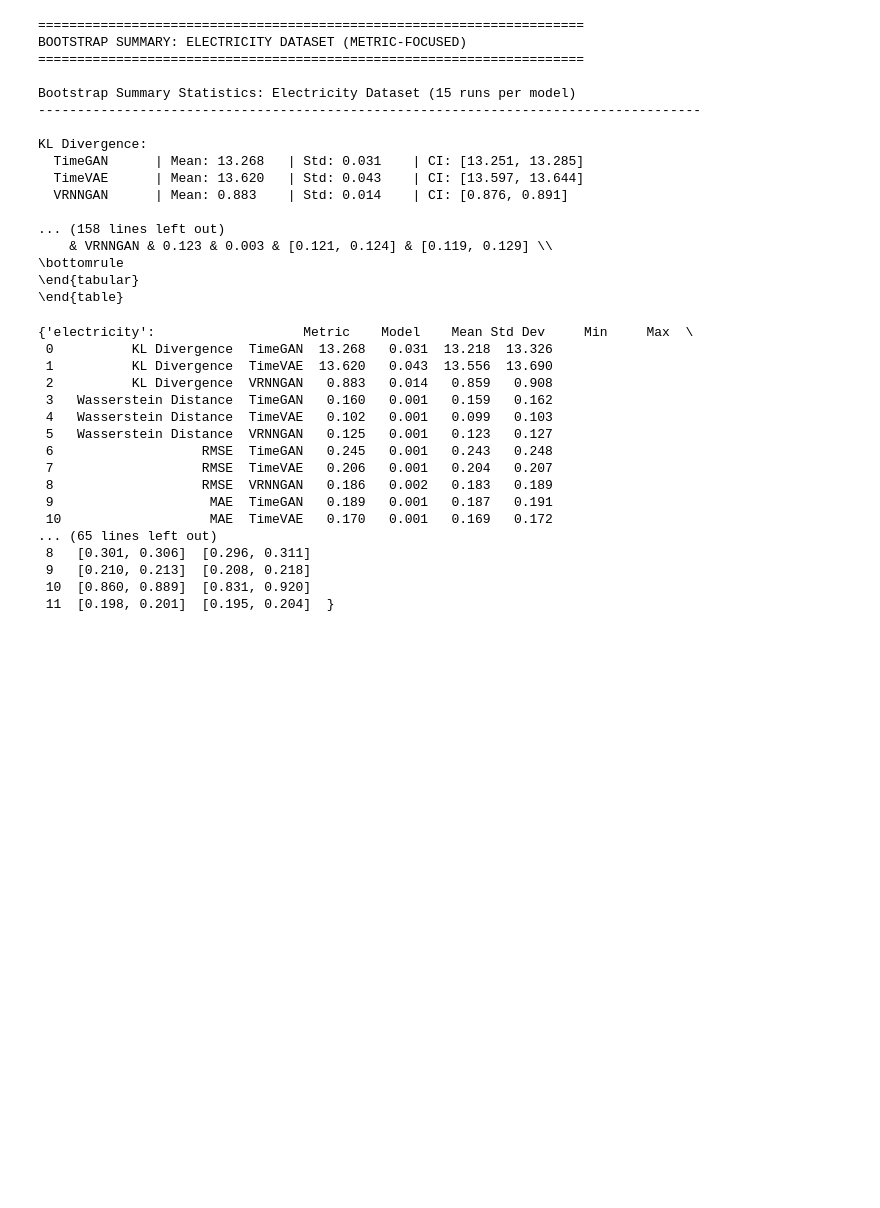
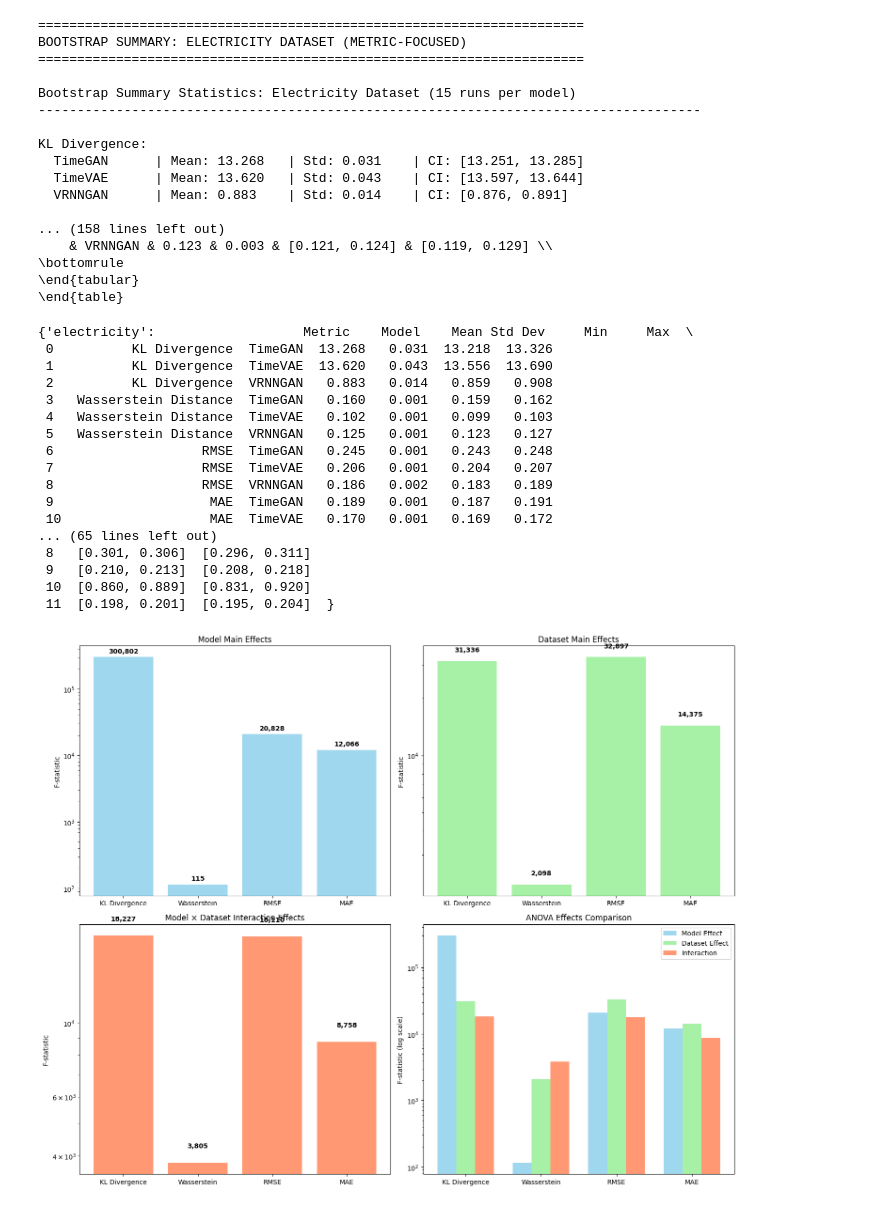
Before and after one commit to pmxfa/sp-shapely, a Jupyter notebook: sp_data_analysis.ipynb, the cells around one changed output. Saved outputs shown, nothing was run; the diff lists cells and outputs as text; code cells hidden in the pictures; blank space fills up the shorter version.

```diff
--- a/sp_data_analysis.ipynb
+++ b/sp_data_analysis.ipynb
@@ -868,3 +648,73 @@ bootstrap_summaries
  9   [0.210, 0.213]  [0.208, 0.218]
  10  [0.860, 0.889]  [0.831, 0.920]
  11  [0.198, 0.201]  [0.195, 0.204]  }
+# %%
+import matplotlib.pyplot as plt
+import numpy as np
+import seaborn as sns
+
+# Your ANOVA results
+anova_results = {
+    'KL Divergence': {'Model': 300802, 'Dataset': 31336, 'Interaction': 18227},
+    'Wasserstein': {'Model': 115, 'Dataset': 2098, 'Interaction': 3805},
+    'RMSE': {'Model': 20828, 'Dataset': 32897, 'Interaction': 18110},
+    'MAE': {'Model': 12066, 'Dataset': 14375, 'Interaction': 8758}
+}
+
+# Create the visualization
+fig, ((ax1, ax2), (ax3, ax4)) = plt.subplots(2, 2, figsize=(15, 12))
+
+# Plot 1: Model Effects
+metrics = list(anova_results.keys())
+model_effects = [anova_results[metric]['Model'] for metric in metrics]
+bars1 = ax1.bar(metrics, model_effects, color='skyblue', alpha=0.8)
+ax1.set_ylabel('F-statistic')
+ax1.set_title('Model Main Effects')
+ax1.set_yscale('log')  # Log scale due to large values
+for i, bar in enumerate(bars1):
+    height = bar.get_height()
+    ax1.text(bar.get_x() + bar.get_width()/2., height * 1.1,
+             f'{model_effects[i]:,.0f}', ha='center', va='bottom', fontweight='bold')
+
+# Plot 2: Dataset Effects
+dataset_effects = [anova_results[metric]['Dataset'] for metric in metrics]
+bars2 = ax2.bar(metrics, dataset_effects, color='lightgreen', alpha=0.8)
+ax2.set_ylabel('F-statistic')
+ax2.set_title('Dataset Main Effects')
+ax2.set_yscale('log')
+for i, bar in enumerate(bars2):
+    height = bar.get_height()
+    ax2.text(bar.get_x() + bar.get_width()/2., height * 1.1,
+             f'{dataset_effects[i]:,.0f}', ha='center', va='bottom', fontweight='bold')
+
+# Plot 3: Interaction Effects
+interaction_effects = [anova_results[metric]['Interaction'] for metric in metrics]
+bars3 = ax3.bar(metrics, interaction_effects, color='coral', alpha=0.8)
+ax3.set_ylabel('F-statistic')
+ax3.set_title('Model × Dataset Interaction Effects')
+ax3.set_yscale('log')
+for i, bar in enumerate(bars3):
+    height = bar.get_height()
+    ax3.text(bar.get_x() + bar.get_width()/2., height * 1.1,
+             f'{interaction_effects[i]:,.0f}', ha='center', va='bottom', fontweight='bold')
+
+# Plot 4: Comparative Overview
+x = np.arange(len(metrics))
+width = 0.25
+
+bars4a = ax4.bar(x - width, model_effects, width, label='Model Effect', color='skyblue', alpha=0.8)
+bars4b = ax4.bar(x, dataset_effects, width, label='Dataset Effect', color='lightgreen', alpha=0.8)
+bars4c = ax4.bar(x + width, interaction_effects, width, label='Interaction', color='coral', alpha=0.8)
+
+ax4.set_ylabel('F-statistic (log scale)')
+ax4.set_title('ANOVA Effects Comparison')
+ax4.set_xticks(x)
+ax4.set_xticklabels(metrics)
+ax4.legend()
+ax4.set_yscale('log')
+
+plt.tight_layout()
+plt.savefig('anova_f_statistics.png', dpi=300, bbox_inches='tight')
+plt.show()
+# %% [output]
+[figure, added]
```
Also changed, not shown: parts of 3 cells of this notebook, 46 other files.
